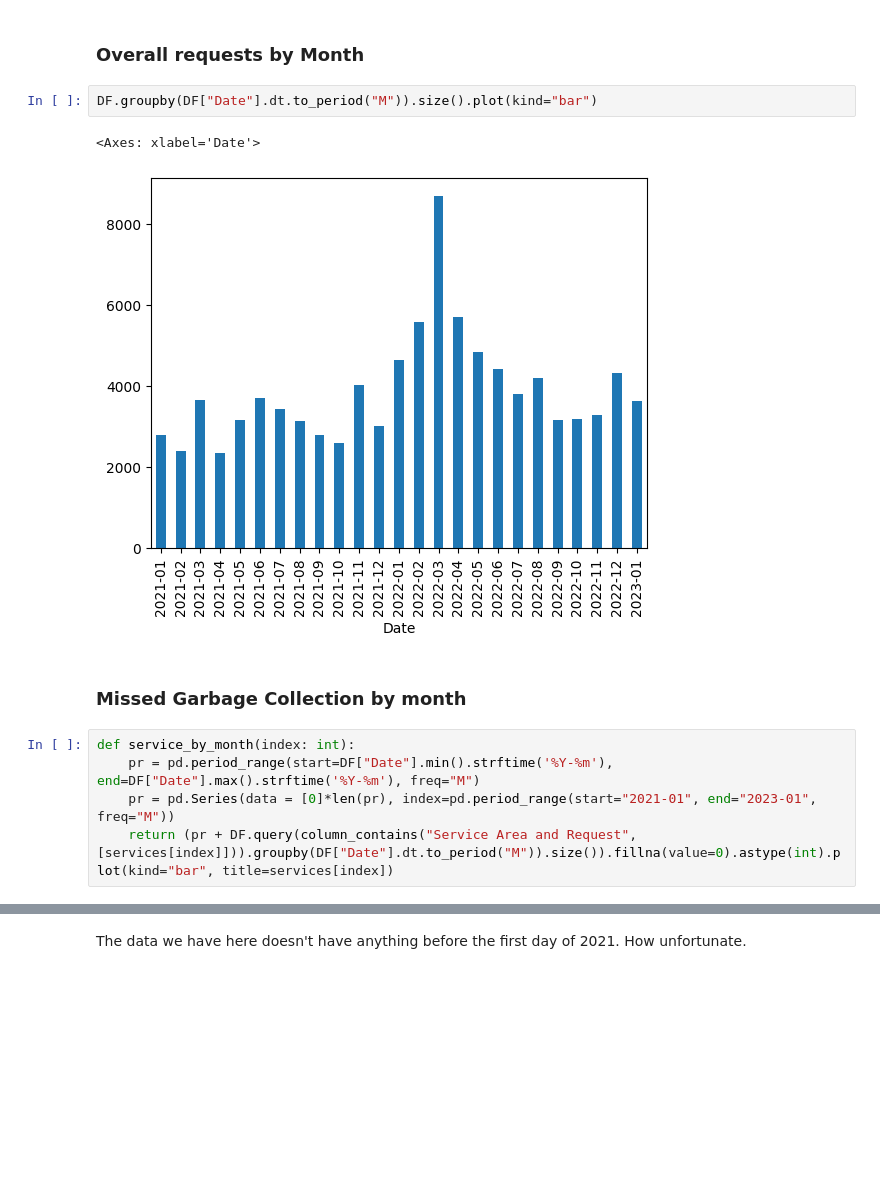
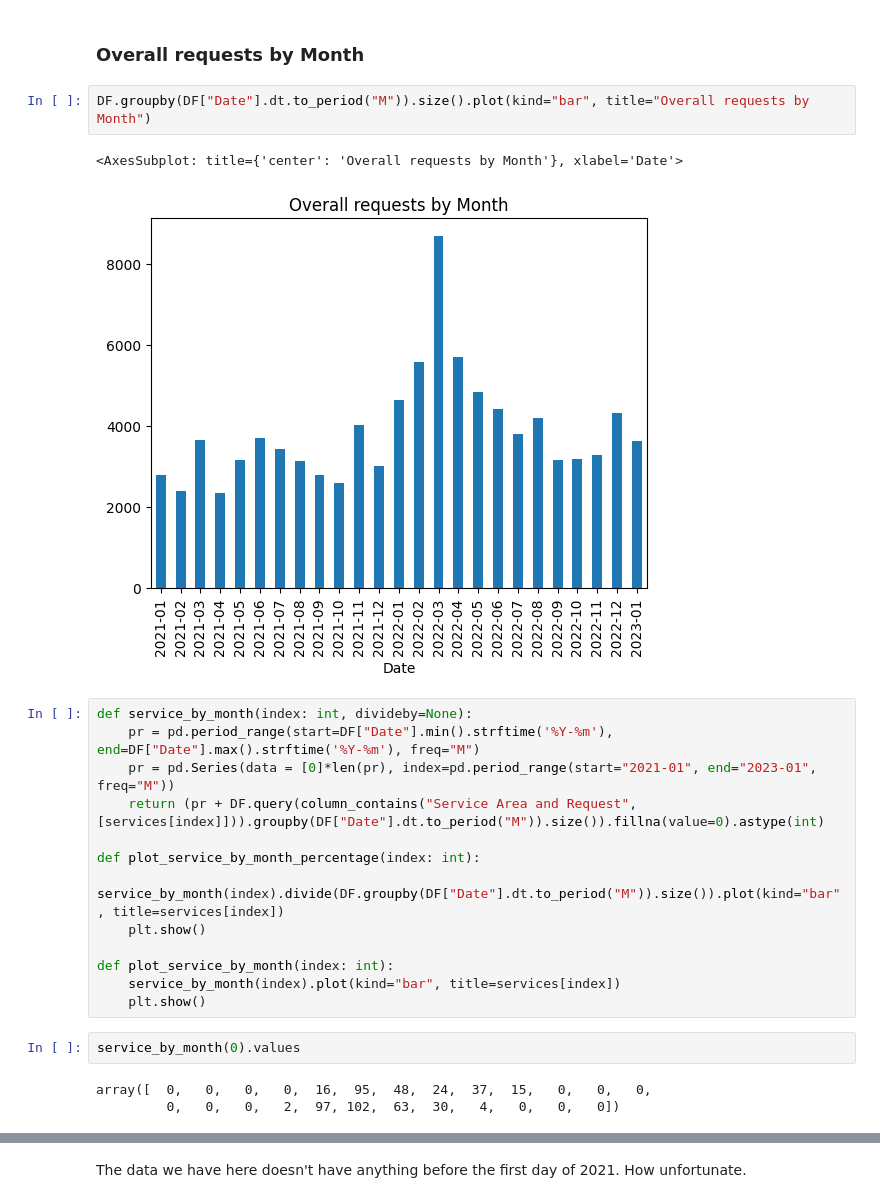
Before and after one commit to tommyvct/winnipeg-311-data-analysis, a Jupyter notebook: test.ipynb, the cells around one changed output, grey strips where cells are left out. Cells and saved outputs as stored; diff of their text form; blank space fills up the shorter version.

```diff
--- a/test.ipynb
+++ b/test.ipynb
@@ -151,14 +153,25 @@ DF.query(column_contains("Neighbourhood", top_n(10, "Neighbourhood"))).groupby("
 # %% [markdown]
 ### Overall requests by Month
 # %%
-DF.groupby(DF["Date"].dt.to_period("M")).size().plot(kind="bar")
+DF.groupby(DF["Date"].dt.to_period("M")).size().plot(kind="bar", title="Overall requests by Month")
 # %% [output]
-<Axes: xlabel='Date'>
+<AxesSubplot: title={'center': 'Overall requests by Month'}, xlabel='Date'>
-[figure, old version]
+[figure, new version]
-# %% [markdown]
-### Missed Garbage Collection by month
 # %%
-def service_by_month(index: int):
+def service_by_month(index: int, divideby=None):
     pr = pd.period_range(start=DF["Date"].min().strftime('%Y-%m'), end=DF["Date"].max().strftime('%Y-%m'), freq="M")
     pr = pd.Series(data = [0]*len(pr), index=pd.period_range(start="2021-01", end="2023-01", freq="M"))
-    return (pr + DF.query(column_contains("Service Area and Request", [services[index]])).groupby(DF["Date"].dt.to_period("M")).size()).fillna(value=0).astype(int).plot(kind="bar", title=services[index])
+    return (pr + DF.query(column_contains("Service Area and Request", [services[index]])).groupby(DF["Date"].dt.to_period("M")).size()).fillna(value=0).astype(int)
+
+def plot_service_by_month_percentage(index: int):
+    service_by_month(index).divide(DF.groupby(DF["Date"].dt.to_period("M")).size()).plot(kind="bar", title=services[index])
+    plt.show()
+
+def plot_service_by_month(index: int):
+    service_by_month(index).plot(kind="bar", title=services[index])
+    plt.show()
+# %%
+service_by_month(0).values
+# %% [output]
+array([  0,   0,   0,   0,  16,  95,  48,  24,  37,  15,   0,   0,   0,
+         0,   0,   0,   2,  97, 102,  63,  30,   4,   0,   0,   0])
```
Also changed, not shown: parts of 32 cells of this notebook.
